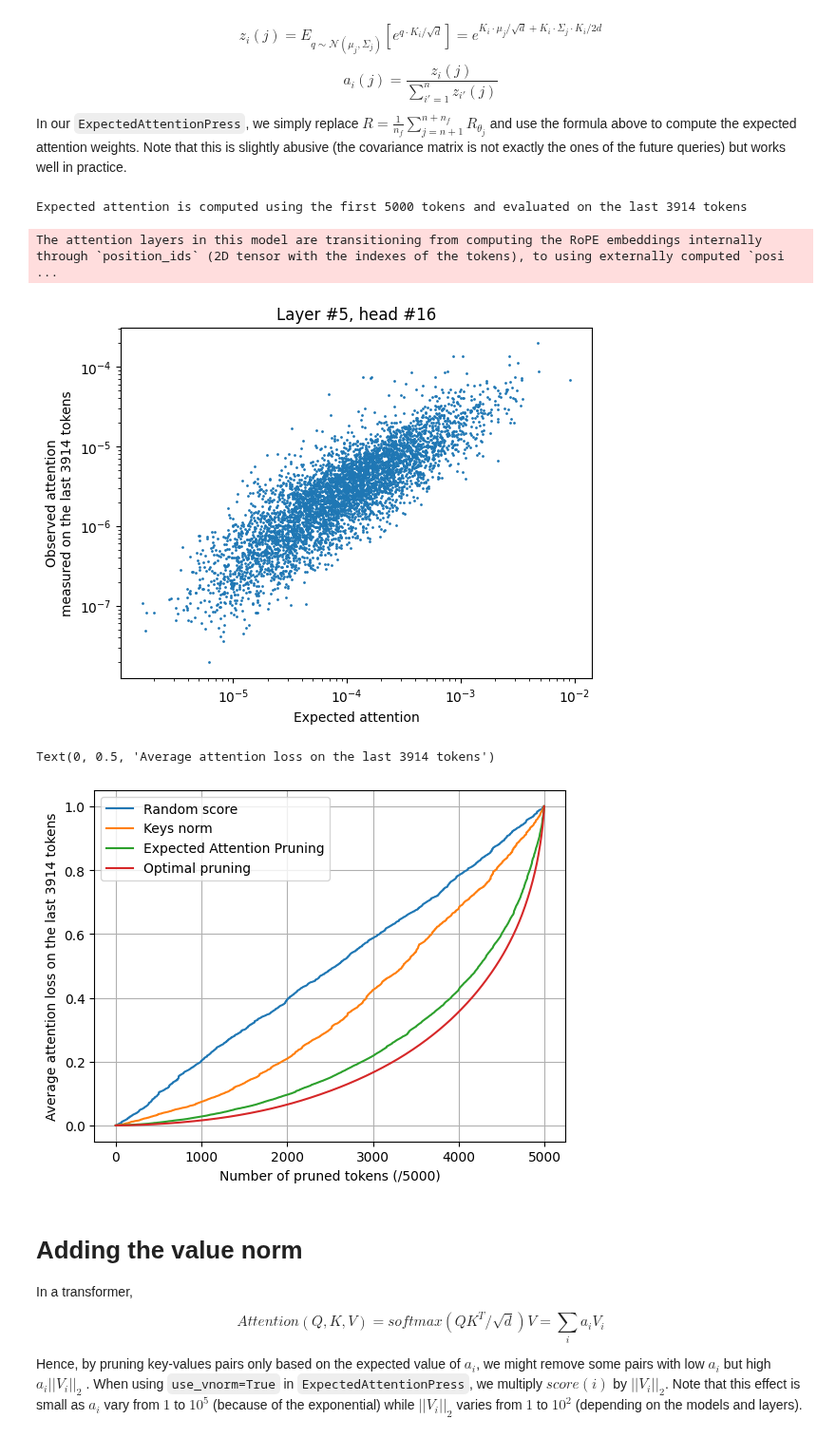
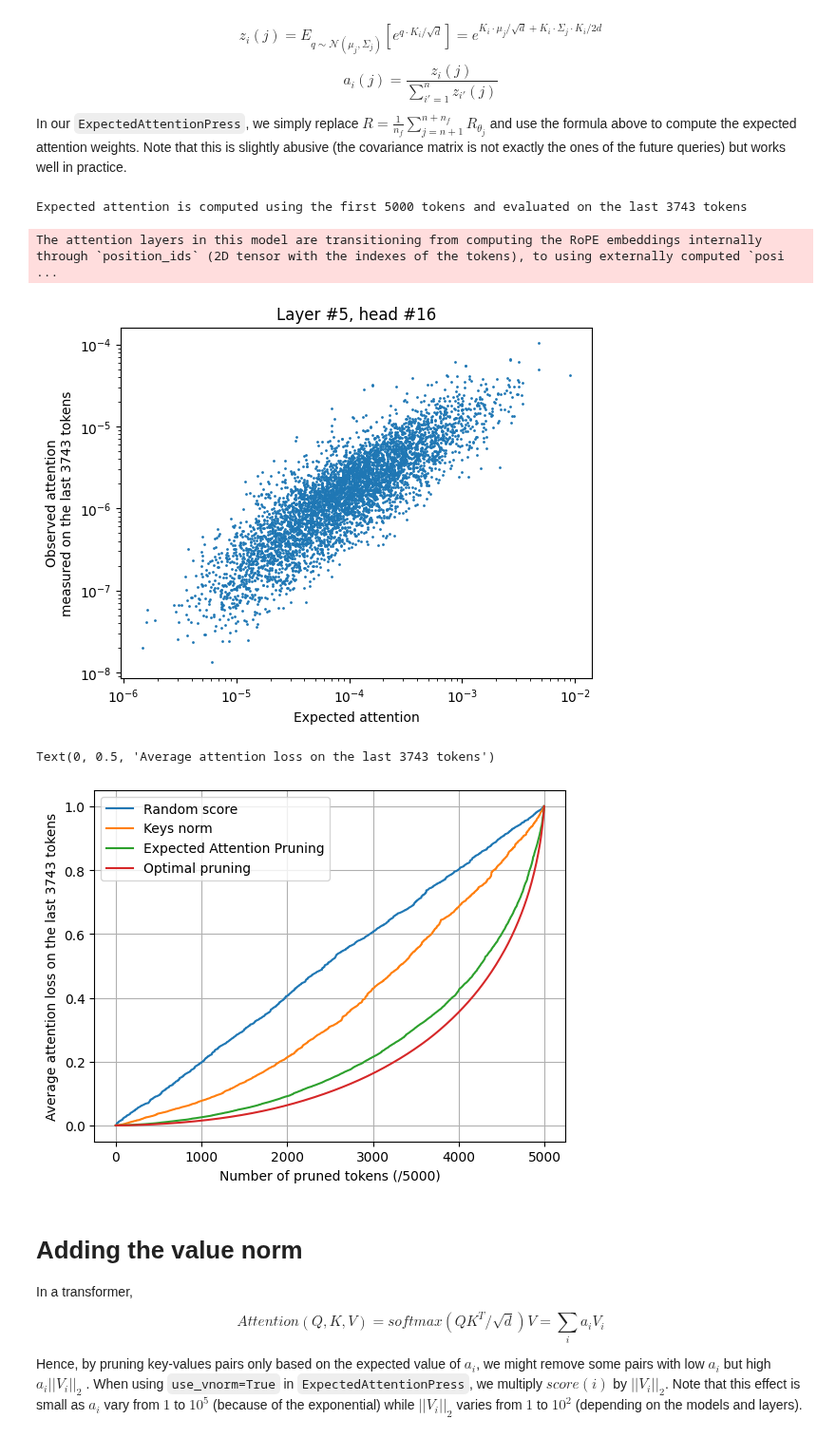
Before and after one commit to NVIDIA/kvpress, a Jupyter notebook: notebooks/expected_attention.ipynb, the cells around one changed output. Shown at 95% size. Drawn from its saved outputs; the diff is of its cells as text; code cells hidden in the pictures.

```diff
--- a/notebooks/expected_attention.ipynb
+++ b/notebooks/expected_attention.ipynb
@@ -120,45 +112,45 @@ with torch.no_grad():
     attn_weights = eager_self_attn(hidden_states, position_ids=position_ids, attention_mask=attention_mask, output_attentions=True)[1][0]
 
     # Compute scores on the first n_train tokens
-    scores = press.press.score(
+    scores = press.score(
         self_attn, hidden_states[:, :n_train], keys[:, :, :n_train], values[:, :, :n_train], None, None
     )[0]
 # %% [output]
-Expected attention is computed using the first 5000 tokens and evaluated on the last 3914 tokens
+Expected attention is computed using the first 5000 tokens and evaluated on the last 3743 tokens
 The attention layers in this model are transitioning from computing the RoPE embeddings internally through `position_ids` (2D tensor with the indexes of the tokens), to using externally computed `posi ...
 # %%
 head_idx = 16
 
 # Exclude sink tokens from calculation
 kv_head_idx = head_idx // self_attn.num_key_value_groups
-observed_attention = attn_weights[head_idx, n_train:, press.press.n_sink: n_train].mean(0).float().cpu()
-expected_attention = scores[kv_head_idx, press.press.n_sink:].float().cpu()
+observed_attention = attn_weights[head_idx, n_train:, press.n_sink : n_train].mean(0).float().cpu()
+expected_attention = scores[kv_head_idx, press.n_sink :].float().cpu()
 
 # Display correlation between expected and observed attention
 plt.scatter(expected_attention, observed_attention, s=1)
 plt.xscale("log")
 plt.yscale("log")
 plt.xlabel("Expected attention")
 plt.ylabel(f"Observed attention\nmeasured on the last {n_tokens - n_train} tokens")
 plt.title(f"Layer #{layer_idx}, head #{head_idx}")
 plt.show()
 
 # We can also measure if we pruned the right tokens by measuring the average attention loss on the test tokens
 # The optimal pruning curve shows that pruning alone is not enough to achieve high KV cache compression ratio
 scale = observed_attention.sum()
-knorm = -keys[0, kv_head_idx, press.press.n_sink:n_train:].norm(dim=-1).float().cpu()
-random = torch.randperm(n_train - press.press.n_sink)
+knorm = -keys[0, kv_head_idx, press.n_sink:n_train:].norm(dim=-1).float().cpu()
+random = torch.randperm(n_train - press.n_sink)
 for x, label in zip([random, knorm, expected_attention, observed_attention], ["Random score", "Keys norm", "Expected Attention Pruning", "Optimal pruning"]):
     indices = torch.sort(x).indices
     plt.plot(torch.cumsum(observed_attention[indices], dim=0) / scale, label=label)
 plt.legend()
 plt.grid()
 plt.xlabel(f"Number of pruned tokens (/{n_train})")
 plt.ylabel(f"Average attention loss on the last {n_tokens - n_train} tokens")
 # %% [output]
-[figure, old version]
+[figure, new version]
-Text(0, 0.5, 'Average attention loss on the last 3914 tokens')
+Text(0, 0.5, 'Average attention loss on the last 3743 tokens')
-[figure, old version]
+[figure, new version]
 # %% [markdown]
 # Adding the value norm
 
```
Also changed, not shown: parts of 4 cells of this notebook, 3 other files.
